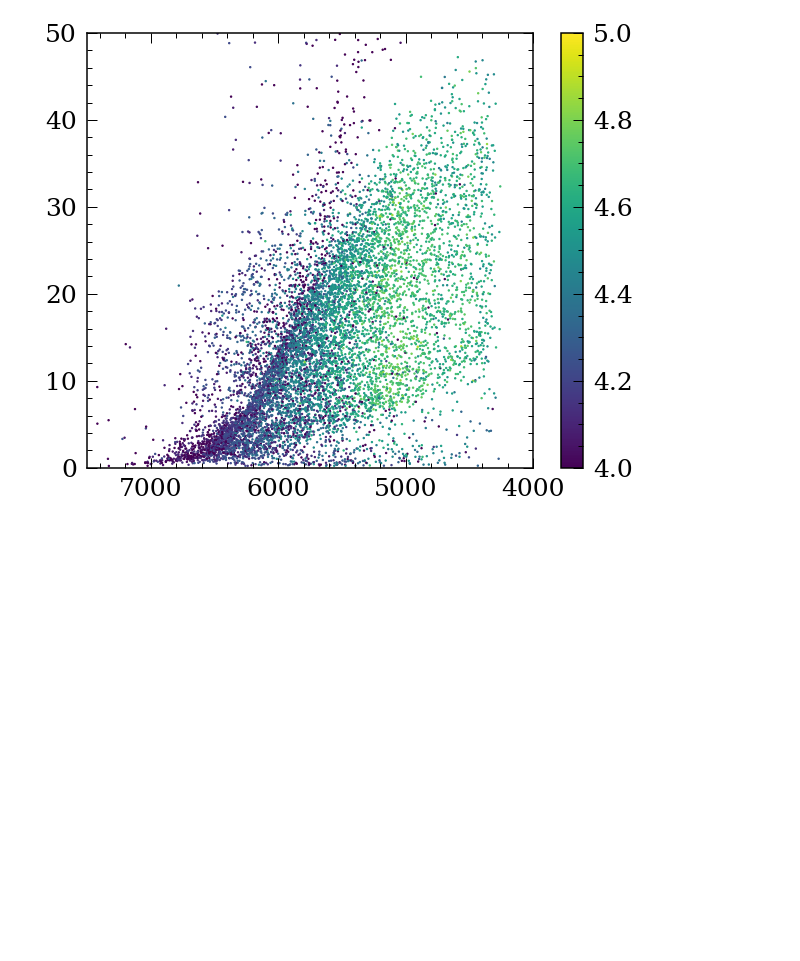
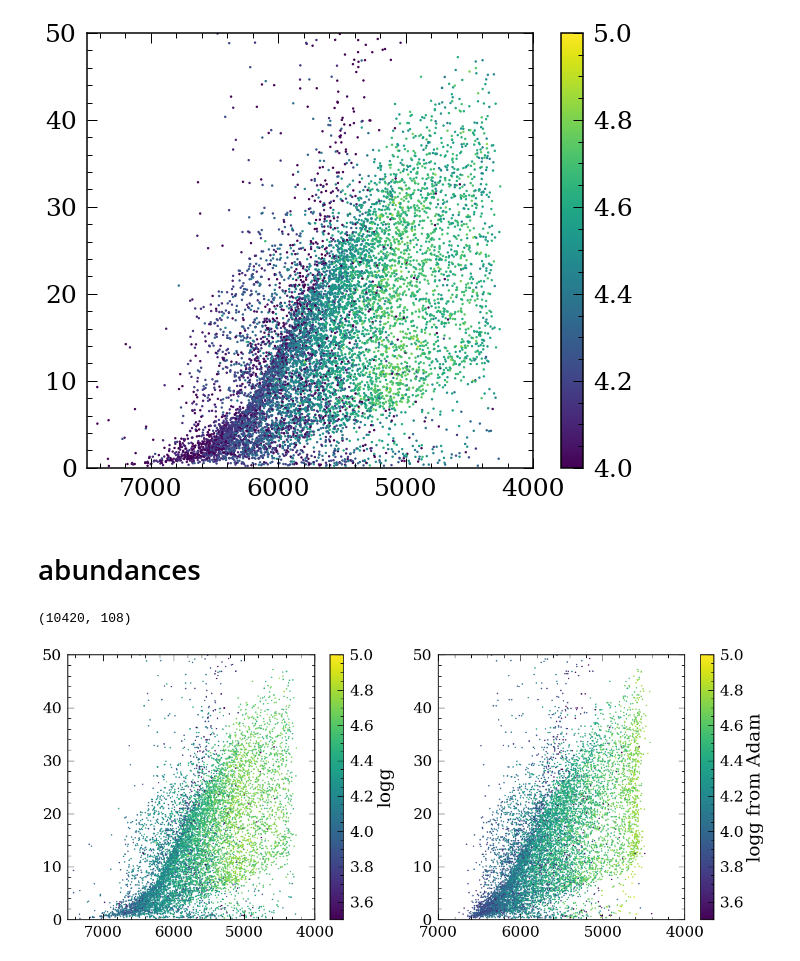
Before and after one commit to lyx12311/Ageinvest, a Jupyter notebook: Rotation.ipynb, the cells around one changed output. Drawn from its saved outputs; the diff is of its cells as text; code cells hidden in the pictures; blank space fills up the shorter version.

```diff
--- a/Rotation.ipynb
+++ b/Rotation.ipynb
@@ -101,3 +97,29 @@ cbar = plt.colorbar()
 #cbar.set_label('N_EEW [Gyr]',labelpad = 5)
 # %% [output]
 [figure]
+# %% [markdown]
+# abundances
+# %%
+abund=pd.read_hdf('/Users/yl4331/Desktop/CannonAges/LAMOSTabundances/inferred_labels.h5')
+# %%
+eew_prot=pd.merge(eew_prot,abund,left_on='designation_y',right_on='designation',how='inner')
+np.shape(eew_prot)
+# %% [output]
+(10420, 108)
+# %%
+plt.figure(figsize=(20,8))
+plt.subplot(1,2,1)
+plt.scatter(eew_prot['Teff_lam'],eew_prot['Prot'],c=eew_prot['logg_x'],s=2,vmin=3.5,vmax=5)
+plt.xlim([7500,4000])
+plt.ylim([0,50])
+cbar = plt.colorbar()
+cbar.set_label('logg',labelpad = 5)
+
+plt.subplot(1,2,2)
+plt.scatter(eew_prot['teff_y'],eew_prot['Prot'],c=eew_prot['logg_y'],s=2,vmin=3.5,vmax=5)
+plt.xlim([7000,4000])
+plt.ylim([0,50])
+cbar = plt.colorbar()
+cbar.set_label('logg from Adam',labelpad = 5)
+# %% [output]
+[figure, added]
```
Also changed, not shown: parts of 3 cells of this notebook.
